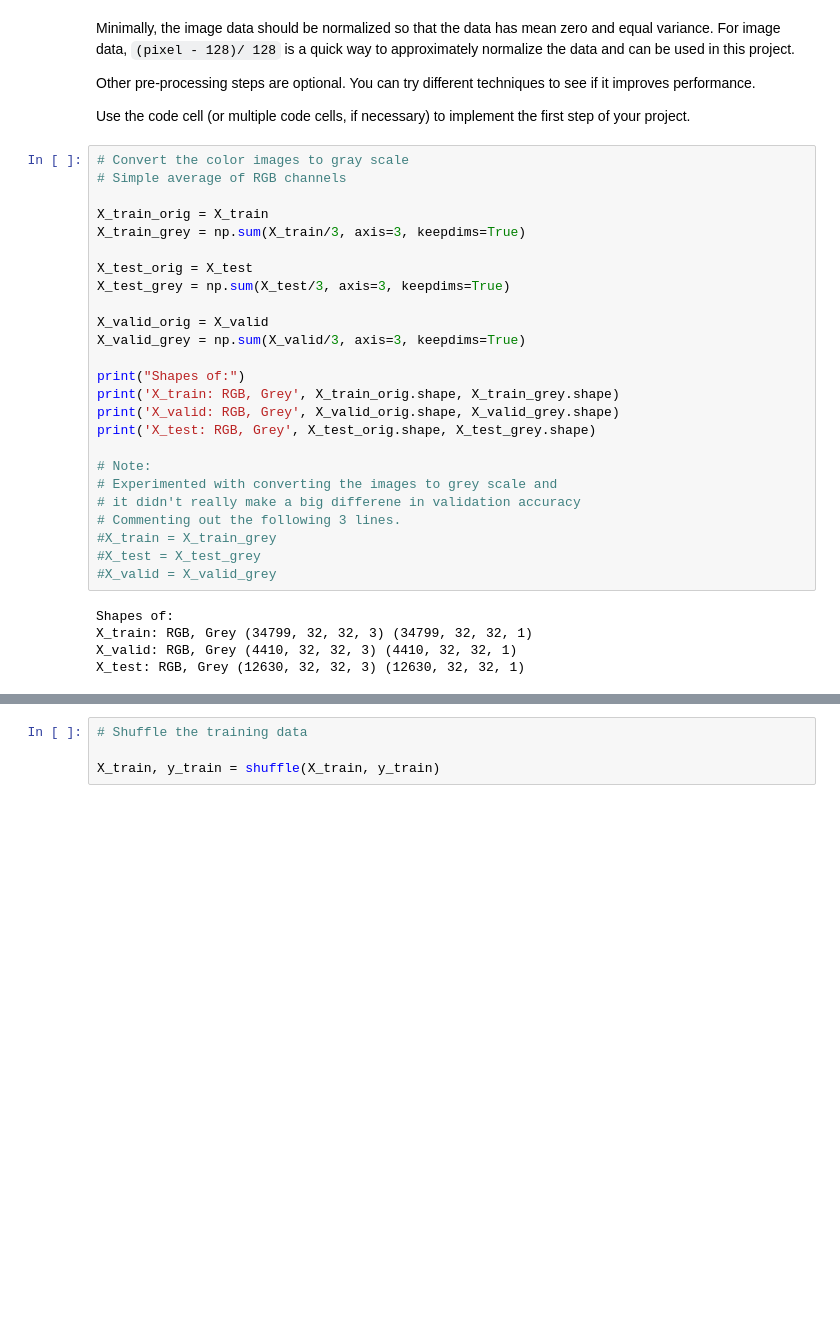
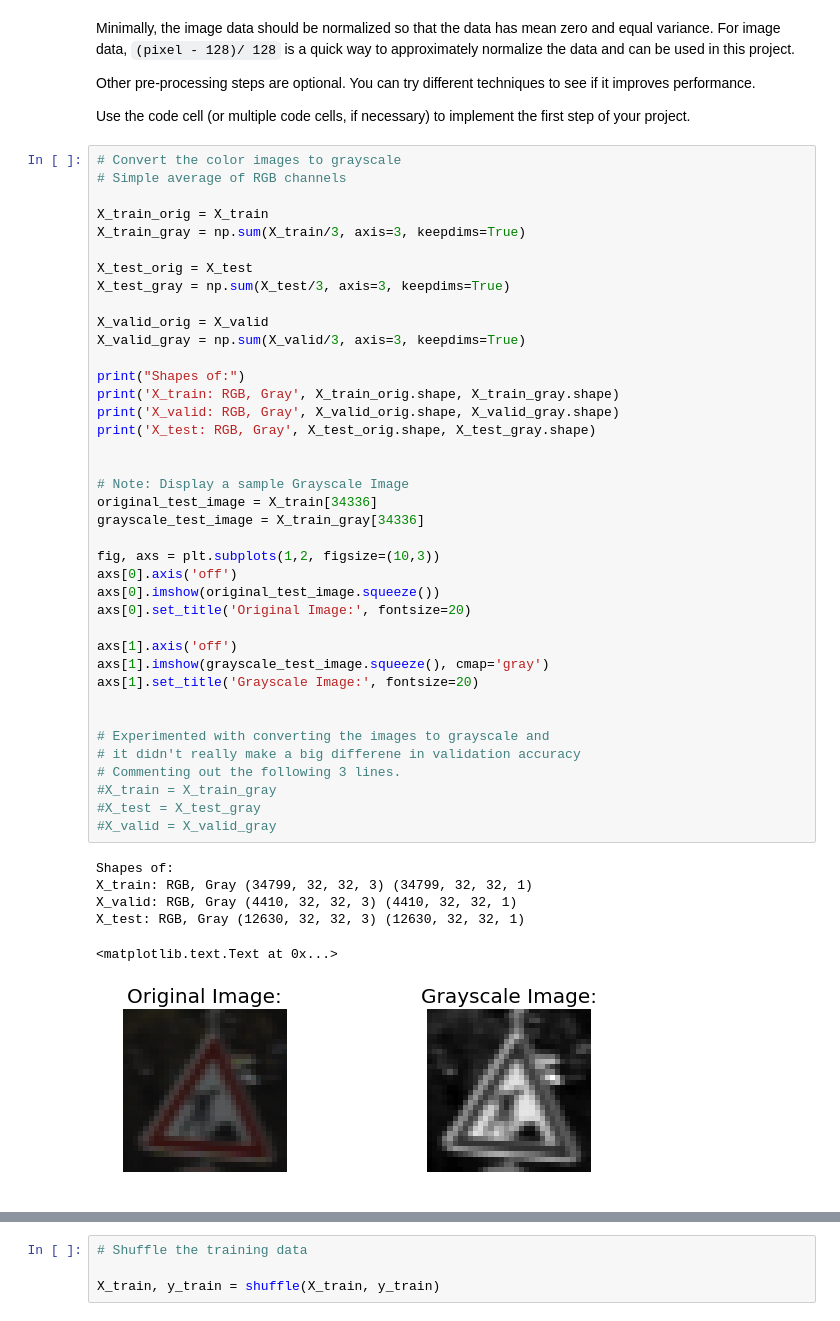
Before and after one commit to ssssundar/Traffic_Sign_Classifier, a Jupyter notebook: Traffic_Sign_Classifier.ipynb, the cells around one changed output, grey strips where cells are left out. Saved outputs shown, nothing was run; the diff lists cells and outputs as text; blank space fills up the shorter version.

```diff
--- a/Traffic_Sign_Classifier.ipynb
+++ b/Traffic_Sign_Classifier.ipynb
@@ -258,35 +258,51 @@ Other pre-processing steps are optional. You can try different techniques to see
 
 Use the code cell (or multiple code cells, if necessary) to implement the first step of your project.
 # %%
-# Convert the color images to gray scale
+# Convert the color images to grayscale
 # Simple average of RGB channels
 
 X_train_orig = X_train
-X_train_grey = np.sum(X_train/3, axis=3, keepdims=True)
+X_train_gray = np.sum(X_train/3, axis=3, keepdims=True)
 
 X_test_orig = X_test
-X_test_grey = np.sum(X_test/3, axis=3, keepdims=True)
+X_test_gray = np.sum(X_test/3, axis=3, keepdims=True)
 
 X_valid_orig = X_valid
-X_valid_grey = np.sum(X_valid/3, axis=3, keepdims=True)
+X_valid_gray = np.sum(X_valid/3, axis=3, keepdims=True)
 
 print("Shapes of:")
-print('X_train: RGB, Grey', X_train_orig.shape, X_train_grey.shape)
-print('X_valid: RGB, Grey', X_valid_orig.shape, X_valid_grey.shape)
-print('X_test: RGB, Grey', X_test_orig.shape, X_test_grey.shape)
+print('X_train: RGB, Gray', X_train_orig.shape, X_train_gray.shape)
+print('X_valid: RGB, Gray', X_valid_orig.shape, X_valid_gray.shape)
+print('X_test: RGB, Gray', X_test_orig.shape, X_test_gray.shape)
 
-# Note:
-# Experimented with converting the images to grey scale and
+
+# Note: Display a sample Grayscale Image
+original_test_image = X_train[34336]
+grayscale_test_image = X_train_gray[34336]
+
+fig, axs = plt.subplots(1,2, figsize=(10,3))
+axs[0].axis('off')
+axs[0].imshow(original_test_image.squeeze())
+axs[0].set_title('Original Image:', fontsize=20)
+
+axs[1].axis('off')
+axs[1].imshow(grayscale_test_image.squeeze(), cmap='gray')
+axs[1].set_title('Grayscale Image:', fontsize=20)
+
+
+# Experimented with converting the images to grayscale and
 # it didn't really make a big differene in validation accuracy
 # Commenting out the following 3 lines.
-#X_train = X_train_grey
-#X_test = X_test_grey
-#X_valid = X_valid_grey
+#X_train = X_train_gray
+#X_test = X_test_gray
+#X_valid = X_valid_gray
 # %% [output]
 Shapes of:
-X_train: RGB, Grey (34799, 32, 32, 3) (34799, 32, 32, 1)
-X_valid: RGB, Grey (4410, 32, 32, 3) (4410, 32, 32, 1)
-X_test: RGB, Grey (12630, 32, 32, 3) (12630, 32, 32, 1)
+X_train: RGB, Gray (34799, 32, 32, 3) (34799, 32, 32, 1)
+X_valid: RGB, Gray (4410, 32, 32, 3) (4410, 32, 32, 1)
+X_test: RGB, Gray (12630, 32, 32, 3) (12630, 32, 32, 1)
+<matplotlib.text.Text at 0x...>
+[figure, added]
 # %%
 ### Preprocess the data here. It is required to normalize the data. Other preprocessing steps could include
 ### converting to grayscale, etc.
```
Also changed, not shown: parts of 12 cells of this notebook.
